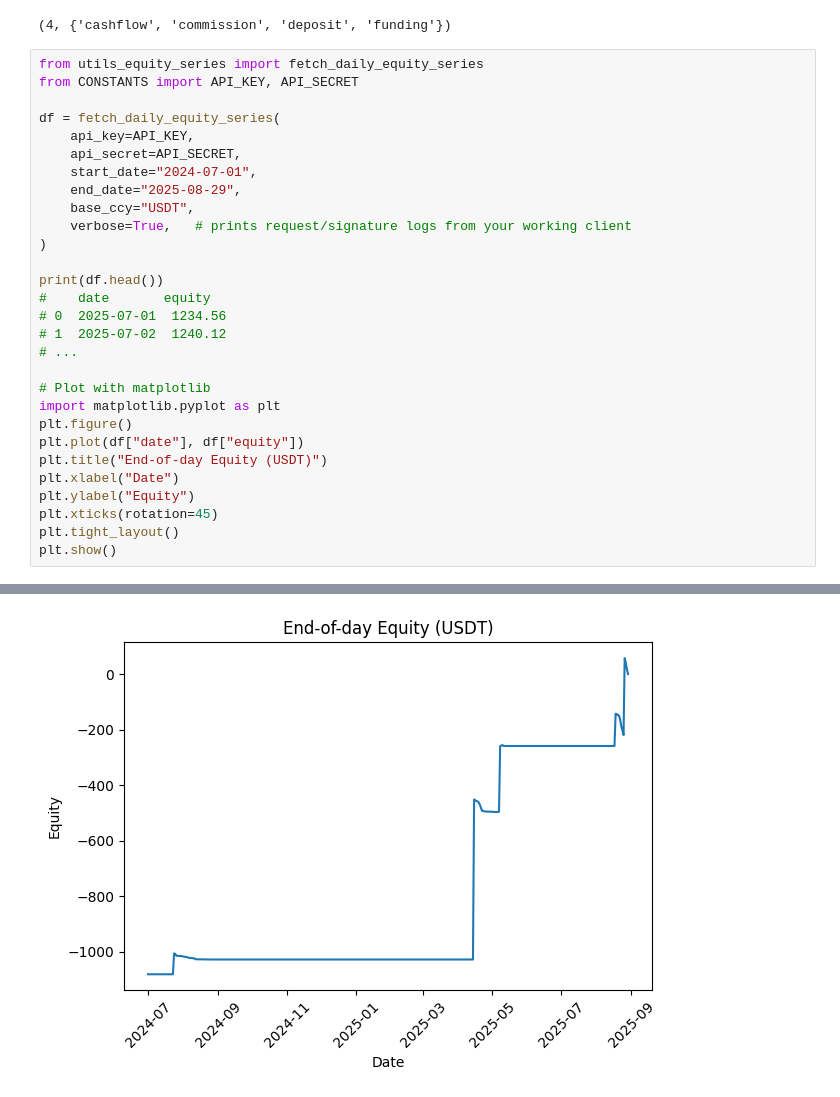
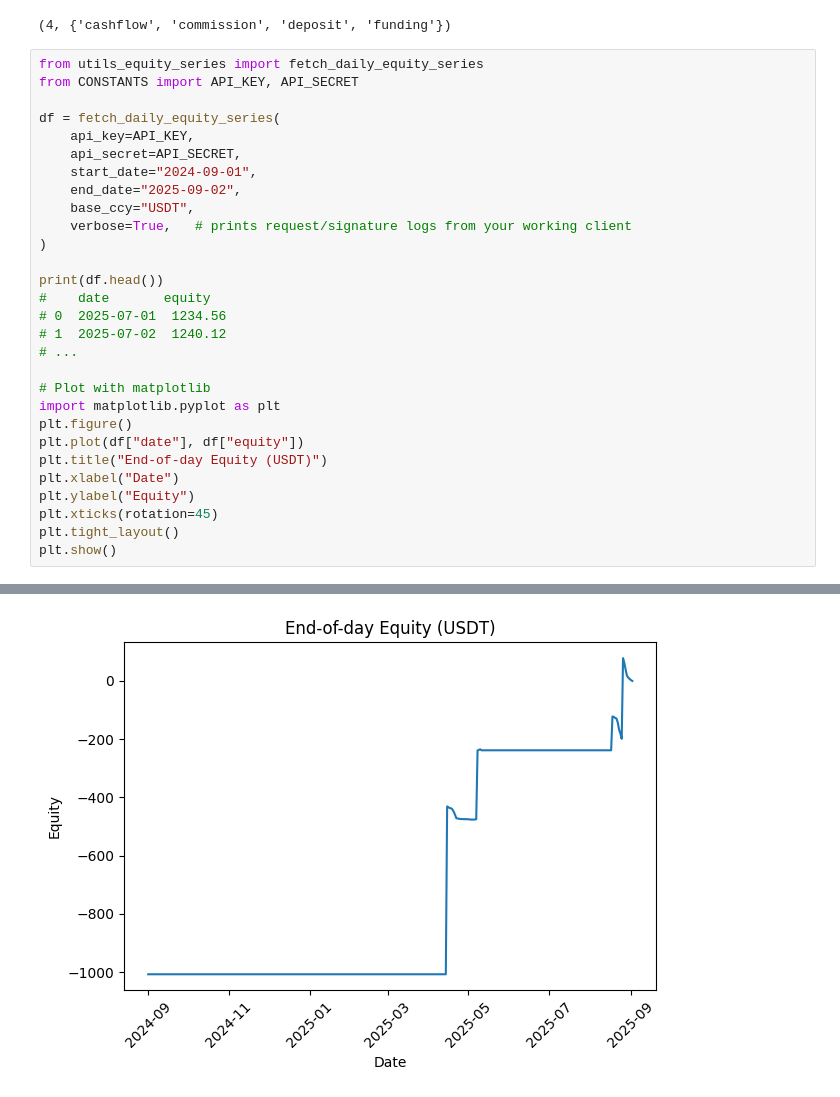
Before and after one commit to maheshyadav007/finai, a Jupyter notebook: dashboard/test.ipynb, the cells around one changed output, grey strips where cells are left out. Saved outputs shown, nothing was run; the diff lists cells and outputs as text.

```diff
--- a/dashboard/test.ipynb
+++ b/dashboard/test.ipynb
@@ -104,8 +104,8 @@ from CONSTANTS import API_KEY, API_SECRET
 df = fetch_daily_equity_series(
     api_key=API_KEY,
     api_secret=API_SECRET,
-    start_date="2024-07-01",
-    end_date="2025-08-29",
+    start_date="2024-09-01",
+    end_date="2025-09-02",
     base_ccy="USDT",
     verbose=True,   # prints request/signature logs from your working client
 )
@@ -147 +147 @@ plt.show()
-[figure, old version]
+[figure, new version]
```
Also changed, not shown: parts of 2 cells of this notebook, 2 other files.
